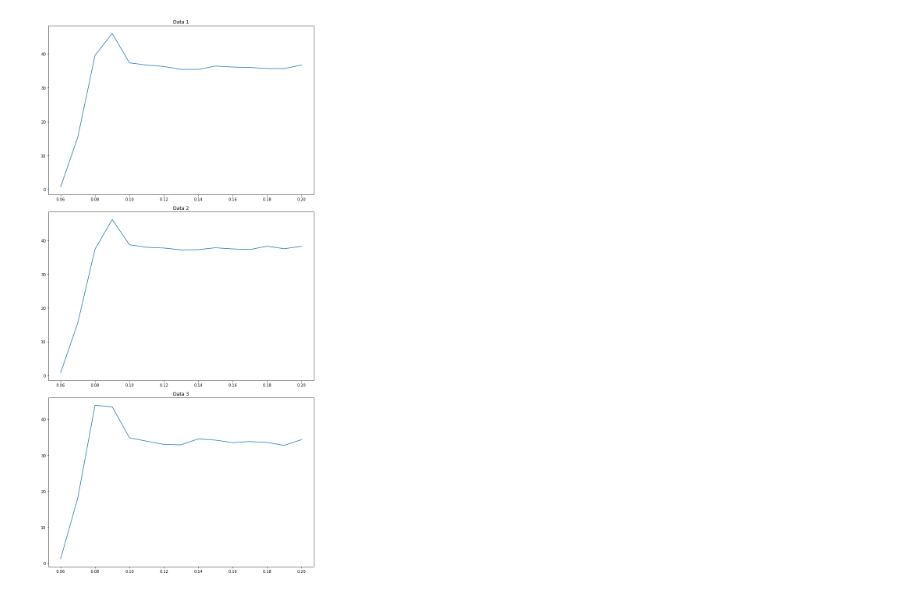
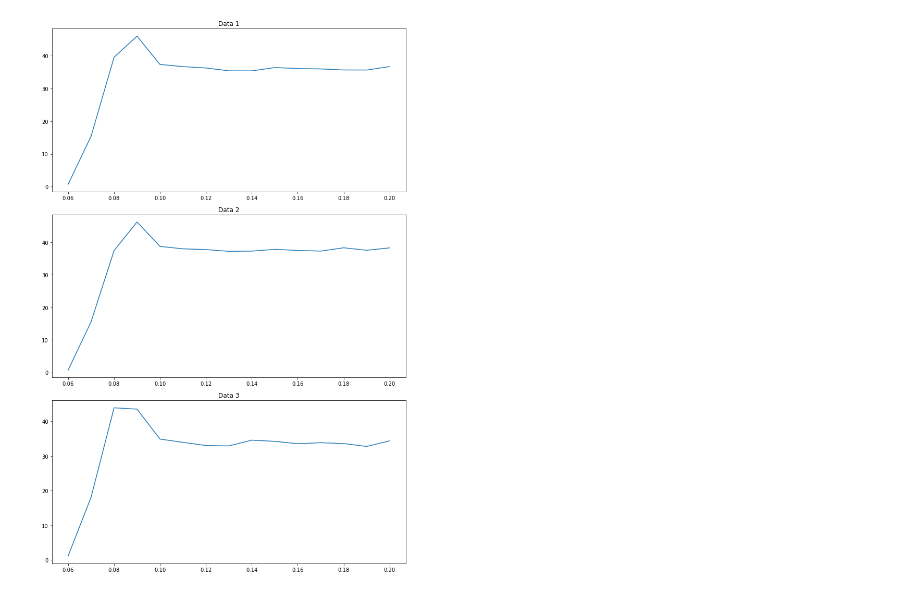
Before and after one commit to nafiul-nipu/Contrails-Python, a Jupyter notebook: contrails preprocessing/IceDataVisualization.ipynb, the cells around one changed output. Saved outputs shown, nothing was run; the diff lists cells and outputs as text; code cells hidden in the pictures.

```diff
--- a/contrails preprocessing/IceDataVisualization.ipynb
+++ b/contrails preprocessing/IceDataVisualization.ipynb
@@ -4,6 +4,7 @@ import matplotlib.pyplot as plt
 %matplotlib inline
 import numpy as np
 # %%
-contrails1 = pd.read_csv('Extracted Data/Ice Data/contrails 1.csv')
+contrails1 = pd.read_csv('Extracted Data/contrails 1.csv')
 # contrails1.head()
 contrails1.set_index('Timesteps', inplace=True)
+contrails1.sort_values(by=["Percentage"], ascending=False)
@@ -10,4 +29,5 @@ contrails1.set_index('Timesteps', inplace=True)
 # %%
-contrails2 = pd.read_csv('Extracted Data/Ice Data/contrails 2.csv')
+contrails2 = pd.read_csv('Extracted Data/contrails 2.csv')
 # contrails2.head()
 contrails2.set_index('Timesteps', inplace=True)
+contrails2.sort_values(by=["Percentage"], ascending=False)
@@ -14,4 +52,5 @@ contrails2.set_index('Timesteps', inplace=True)
 # %%
-contrails3 = pd.read_csv('Extracted Data/Ice Data/contrails 3.csv')
+contrails3 = pd.read_csv('Extracted Data/contrails 3.csv')
 # contrails3.head()
 contrails3.set_index('Timesteps', inplace=True)
+contrails3.sort_values(by=["Percentage"], ascending=False)
@@ -18,12 +75,12 @@ contrails3.set_index('Timesteps', inplace=True)
 # %%
-fig, (ax1, ax2, ax3) = plt.subplots(3, figsize=(10,20))
+fig, (ax1, ax2, ax3) = plt.subplots(3, figsize=(10,15))
 ax1.plot(contrails1.Percentage)
 ax1.set_title('Data 1')
 ax2.plot(contrails2.Percentage)
 ax2.set_title('Data 2')
 ax3.plot(contrails3.Percentage)
 ax3.set_title('Data 3')
 
 fig.tight_layout()
 # %% [output]
-[figure, old version]
+[figure, new version]
```
Also changed, not shown: parts of 3 cells of this notebook, 7 other files.
